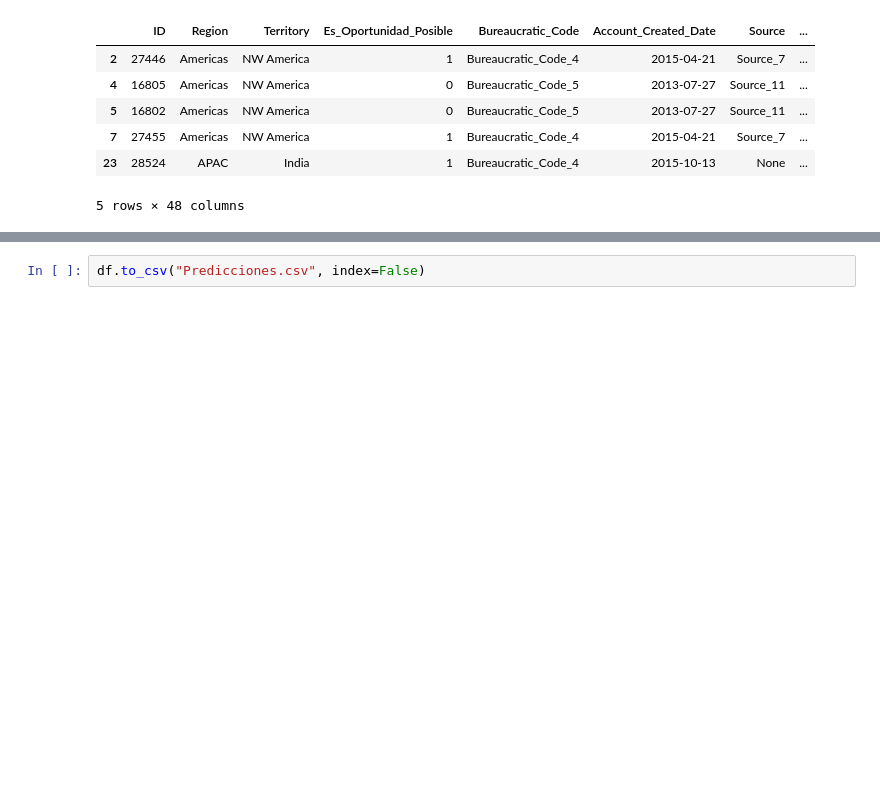
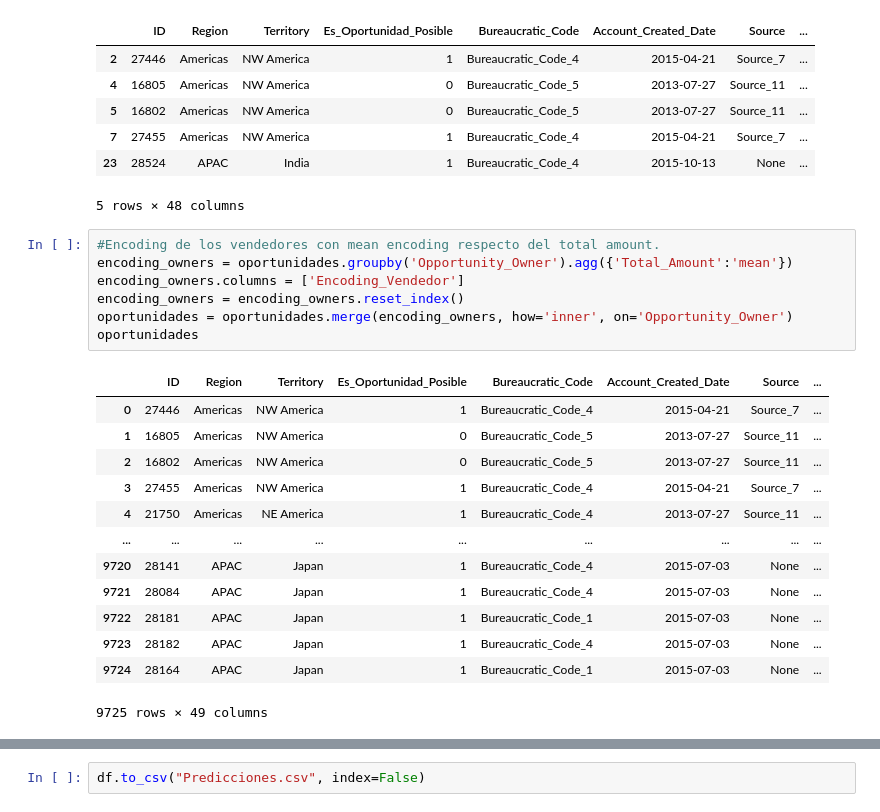
Before and after one commit to manulon/OrgaDatosTP2, a Jupyter notebook: XGBoost.ipynb, the cells around one changed output, grey strips where cells are left out. Cells and saved outputs as stored; diff of their text form; blank space fills up the shorter version.

```diff
--- a/XGBoost.ipynb
+++ b/XGBoost.ipynb
@@ -59,3 +70,24 @@ oportunidades.head()
 | 7 | 27455 | Americas | NW America | 1 | Bureaucratic_Code_4 | 2015-04-21 | Source_7 | ... |
 | 23 | 28524 | APAC | India | 1 | Bureaucratic_Code_4 | 2015-10-13 | None | ... |
 5 rows × 48 columns
+# %%
+#Encoding de los vendedores con mean encoding respecto del total amount.
+encoding_owners = oportunidades.groupby('Opportunity_Owner').agg({'Total_Amount':'mean'})
+encoding_owners.columns = ['Encoding_Vendedor']
+encoding_owners = encoding_owners.reset_index()
+oportunidades = oportunidades.merge(encoding_owners, how='inner', on='Opportunity_Owner')
+oportunidades
+# %% [output]
+|  | ID | Region | Territory | Es_Oportunidad_Posible | Bureaucratic_Code | Account_Created_Date | Source | ... |
+| 0 | 27446 | Americas | NW America | 1 | Bureaucratic_Code_4 | 2015-04-21 | Source_7 | ... |
+| 1 | 16805 | Americas | NW America | 0 | Bureaucratic_Code_5 | 2013-07-27 | Source_11 | ... |
+| 2 | 16802 | Americas | NW America | 0 | Bureaucratic_Code_5 | 2013-07-27 | Source_11 | ... |
+| 3 | 27455 | Americas | NW America | 1 | Bureaucratic_Code_4 | 2015-04-21 | Source_7 | ... |
+| 4 | 21750 | Americas | NE America | 1 | Bureaucratic_Code_4 | 2013-07-27 | Source_11 | ... |
+| ... | ... | ... | ... | ... | ... | ... | ... | ... |
+| 9720 | 28141 | APAC | Japan | 1 | Bureaucratic_Code_4 | 2015-07-03 | None | ... |
+| 9721 | 28084 | APAC | Japan | 1 | Bureaucratic_Code_4 | 2015-07-03 | None | ... |
+| 9722 | 28181 | APAC | Japan | 1 | Bureaucratic_Code_1 | 2015-07-03 | None | ... |
+| 9723 | 28182 | APAC | Japan | 1 | Bureaucratic_Code_4 | 2015-07-03 | None | ... |
+| 9724 | 28164 | APAC | Japan | 1 | Bureaucratic_Code_1 | 2015-07-03 | None | ... |
+9725 rows × 49 columns
```
Also changed, not shown: parts of 13 cells of this notebook, 1 other file.
